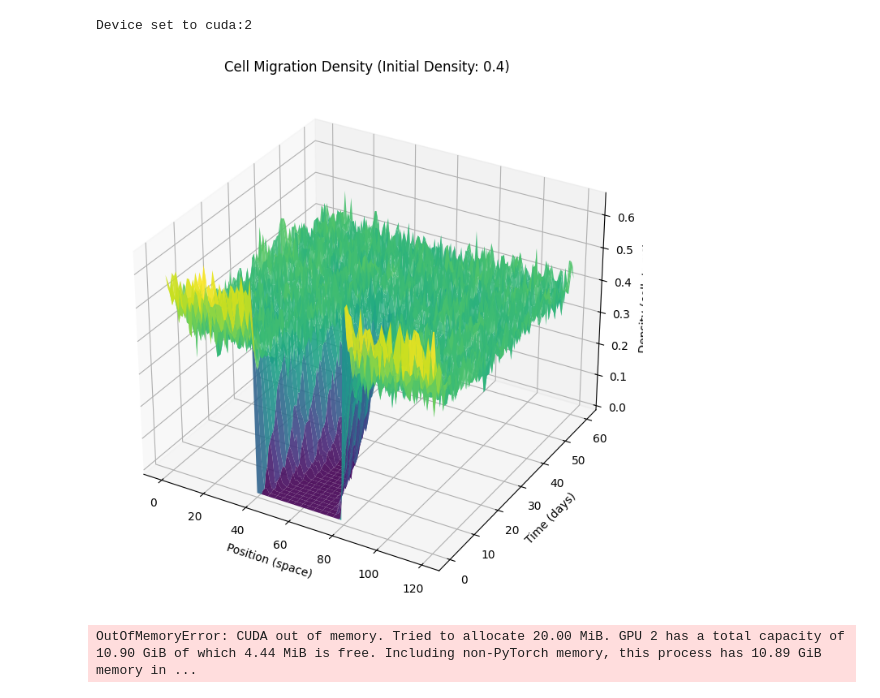
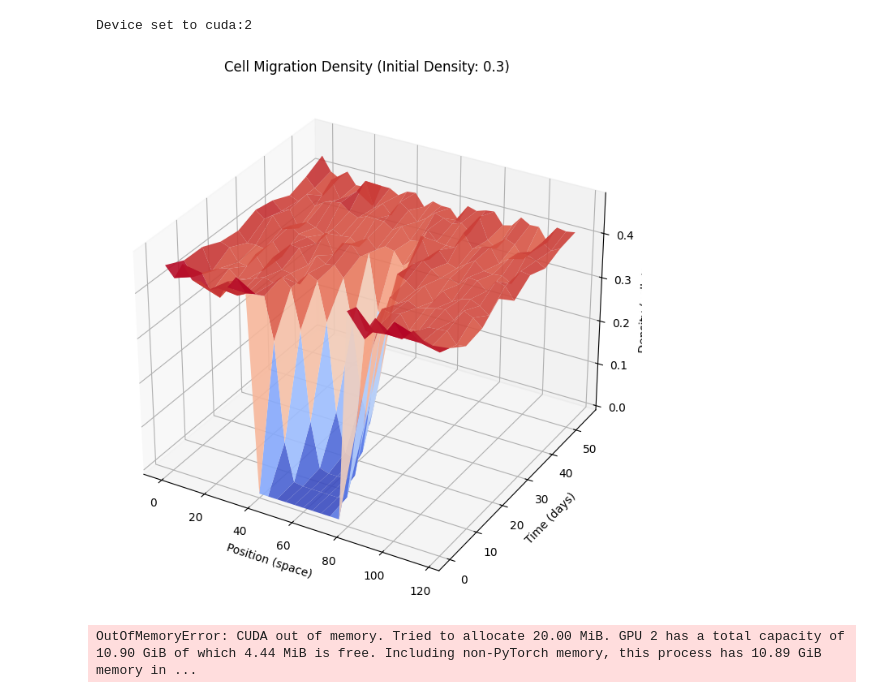
Before and after one commit to msadeck/BINNs, a Jupyter notebook: Notebooks/BINNsTraining.ipynb, the cells around one changed output. Cells and saved outputs as stored; diff of their text form; code cells hidden in the pictures.

```diff
--- a/Notebooks/BINNsTraining.ipynb
+++ b/Notebooks/BINNsTraining.ipynb
@@ -13,15 +13,15 @@ device = torch.device(GetLowestGPU(pick_from=[2]))
 Device set to cuda:2
 # %%
 path = '../Data/'
-file_name = 'modified_logistic_ABM_BINNs_sim_rp_0.5_rd_0.25_rm_1.0_scale_2_dens_0.4_complete.npy'
-densities = [0.4]
+file_name = 'modified_logistic_ABM_BINNs_sim_rp_0.5_rd_0.25_rm_1.0_scale_2_dens_0.3_complete.npy'
+densities = [0.3]
 density_idx = 0 # 0, ..., 5
 density = densities[density_idx]
 gamma = 0.2
 
 inputs, outputs, shape = DF.load_cell_migration_data(path+file_name, density_idx, plot=True)
 # %% [output]
-[figure, old version]
+[figure, new version]
 # %%
 def to_torch(ndarray):
     arr = torch.tensor(ndarray, dtype=torch.float)
```
Also changed, not shown: 12 other files.
